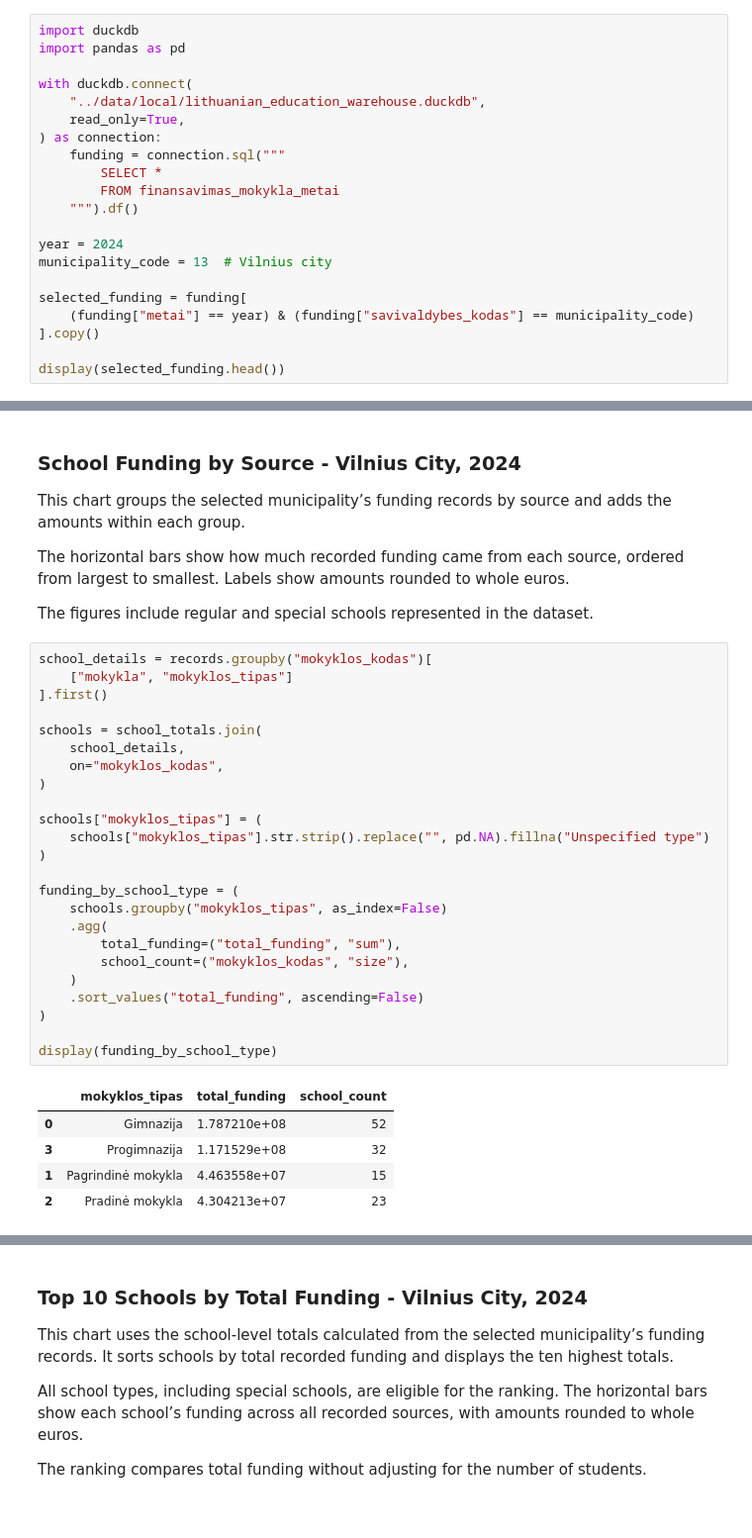
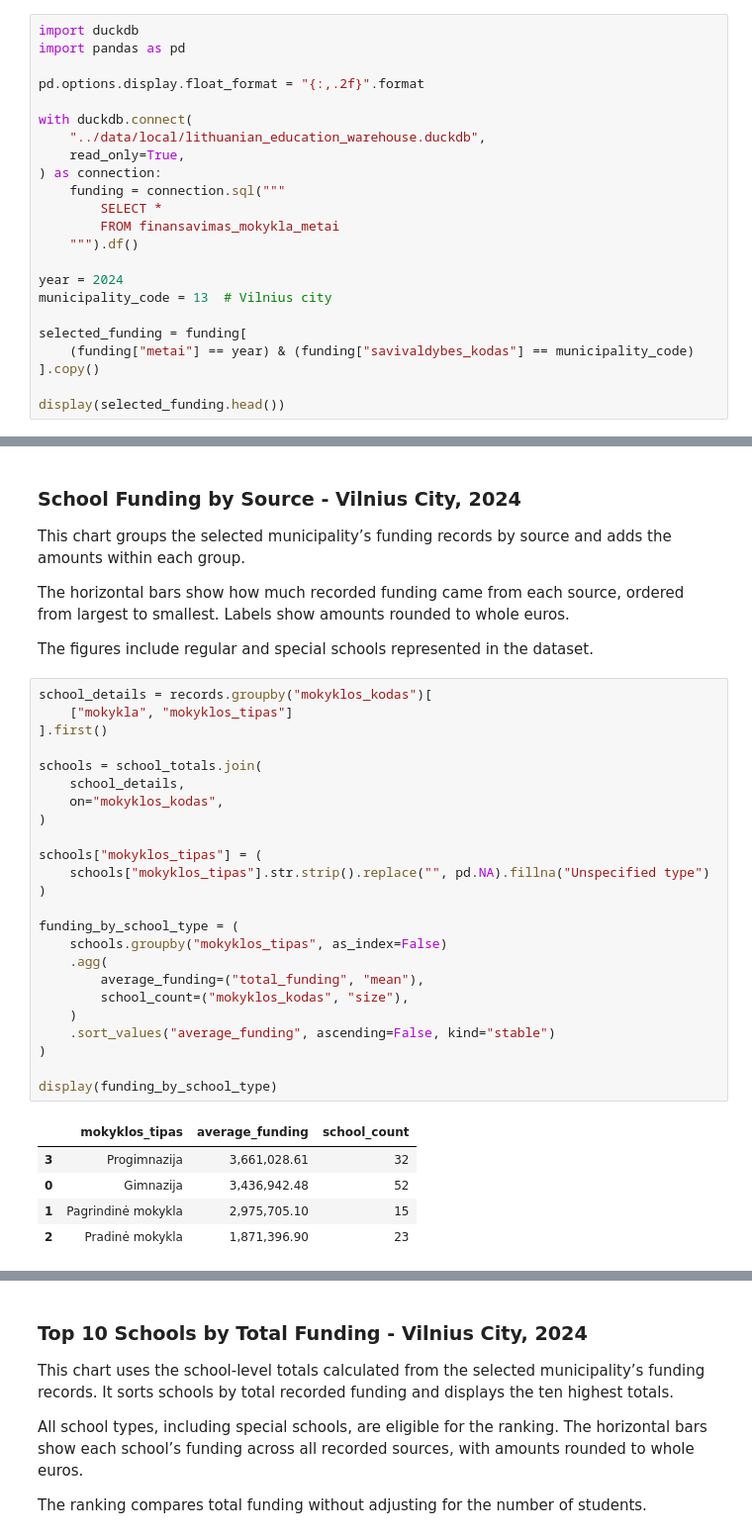
Before and after one commit to VeronikaMack/svietimo_finansu_projektas, a Jupyter notebook: notebooks/municipality_explorer.ipynb, the cells around one changed output, grey strips where cells are left out. Shown at 99% size. Drawn from its saved outputs; the diff is of its cells as text.

```diff
--- a/notebooks/municipality_explorer.ipynb
+++ b/notebooks/municipality_explorer.ipynb
@@ -1,6 +8,8 @@
 # %%
 import duckdb
 import pandas as pd
+
+pd.options.display.float_format = "{:,.2f}".format
 
 with duckdb.connect(
     "../data/local/lithuanian_education_warehouse.duckdb",
@@ -160,33 +178,33 @@ The figures include regular and special schools represented in the dataset.
 # %%
 school_details = records.groupby("mokyklos_kodas")[
     ["mokykla", "mokyklos_tipas"]
 ].first()
 
 schools = school_totals.join(
     school_details,
     on="mokyklos_kodas",
 )
 
 schools["mokyklos_tipas"] = (
     schools["mokyklos_tipas"].str.strip().replace("", pd.NA).fillna("Unspecified type")
 )
 
 funding_by_school_type = (
     schools.groupby("mokyklos_tipas", as_index=False)
     .agg(
-        total_funding=("total_funding", "sum"),
+        average_funding=("total_funding", "mean"),
         school_count=("mokyklos_kodas", "size"),
     )
-    .sort_values("total_funding", ascending=False)
+    .sort_values("average_funding", ascending=False, kind="stable")
 )
 
 display(funding_by_school_type)
 # %% [output]
-|  | mokyklos_tipas | total_funding | school_count |
-| 0 | Gimnazija | 1.787210e+08 | 52 |
-| 3 | Progimnazija | 1.171529e+08 | 32 |
-| 1 | Pagrindinė mokykla | 4.463558e+07 | 15 |
-| 2 | Pradinė mokykla | 4.304213e+07 | 23 |
+|  | mokyklos_tipas | average_funding | school_count |
+| 3 | Progimnazija | 3,661,028.61 | 32 |
+| 0 | Gimnazija | 3,436,942.48 | 52 |
+| 1 | Pagrindinė mokykla | 2,975,705.10 | 15 |
+| 2 | Pradinė mokykla | 1,871,396.90 | 23 |
 # %%
 school_counts = funding_by_school_type["school_count"].map(
     lambda count: f"{count:,} {'school' if count == 1 else 'schools'}"
```
Also changed, not shown: parts of 8 cells of this notebook, 10 other files.
